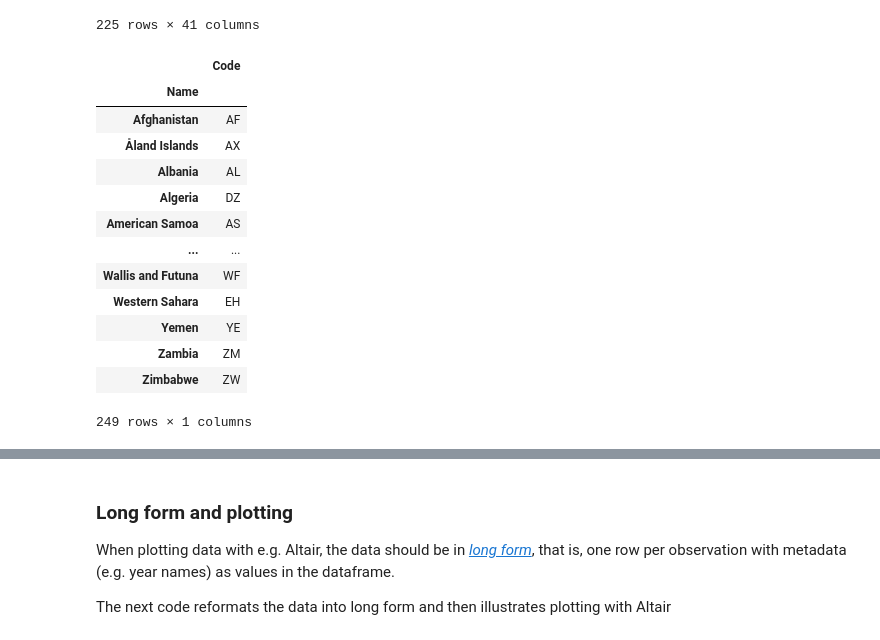
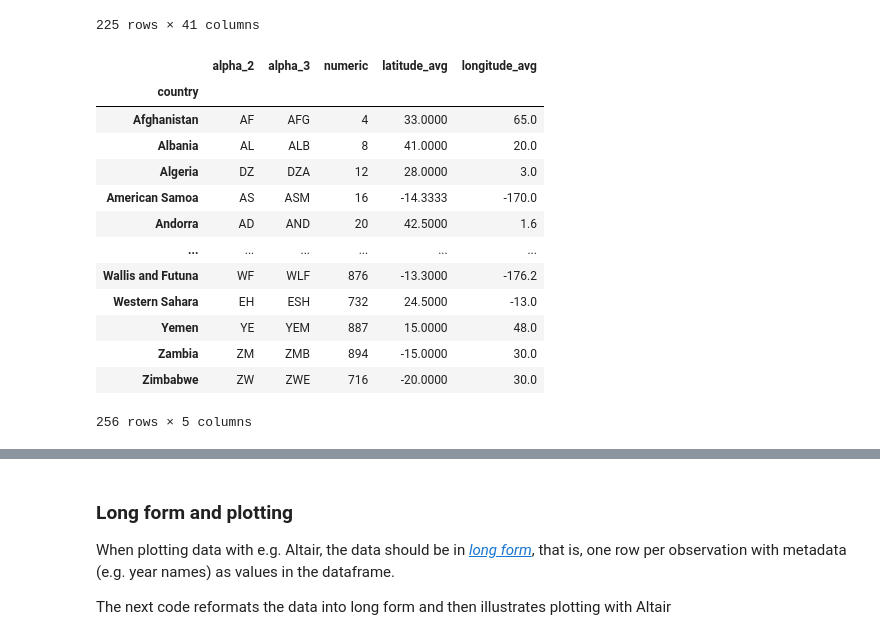
Before and after one commit to africadatahub/adh-africa-inflation, a Jupyter notebook: africa_inflation_data.ipynb, the cells around one changed output, grey strips where cells are left out. Saved outputs shown, nothing was run; the diff lists cells and outputs as text; code cells hidden in the pictures.

```diff
--- a/africa_inflation_data.ipynb
+++ b/africa_inflation_data.ipynb
@@ -35,24 +37,38 @@ imf_inflation_data
 | Sub-Saharan Africa | no data | no data | no data | no data | no data | no data | no data | no data | no data | no data | ... | ... |
 | World | 17.3 | 15.1 | 14.2 | 13.4 | 14 | 13.7 | 11.8 | 14.6 | 19.6 | 22.9 | ... | ... |
 225 rows × 41 columns
-# %%
-country_code_df = pd.read_csv('https://pkgstore.datahub.io/core/country-list/data_csv/data/d7c9d7cfb42cb69f4422dec222dbbaa8/data_csv.csv', index_col=0)
-country_code_df
-# %% [output]
-|  | Code |
-| Name |  |
-| Afghanistan | AF |
-| Åland Islands | AX |
-| Albania | AL |
-| Algeria | DZ |
-| American Samoa | AS |
-| ... | ... |
-| Wallis and Futuna | WF |
-| Western Sahara | EH |
-| Yemen | YE |
-| Zambia | ZM |
-| Zimbabwe | ZW |
-249 rows × 1 columns
+# %%
+def strip_to_str(val: str) -> str:
+    return re.sub(r'\s{0,}"([^"]+)"', r"\1", val)
+
+def strip_to_int(val: str) -> int:
+    return int(strip_to_str(val))
+
+def strip_to_float(val: str) -> float:
+    return float(strip_to_str(val))
+
+country_code_df = pd.read_csv('https://gist.githubusercontent.com/tadast/8827699/raw/f5cac3d42d16b78348610fc4ec301e9234f82821/countries_codes_and_coordinates.csv',
+                              quotechar='"', skiprows=1, converters={
+                                  'alpha_2': strip_to_str, 'alpha_3': strip_to_str,
+                                  'numeric': strip_to_int, 'latitude_avg': strip_to_float, 'longitude_avg': strip_to_float
+                              },
+                              index_col=0, names=['country', 'alpha_2', 'alpha_3', 'numeric', 'latitude_avg', 'longitude_avg'])
+country_code_df
+# %% [output]
+|  | alpha_2 | alpha_3 | numeric | latitude_avg | longitude_avg |
+| country |  |  |  |  |  |
+| Afghanistan | AF | AFG | 4 | 33.0000 | 65.0 |
+| Albania | AL | ALB | 8 | 41.0000 | 20.0 |
+| Algeria | DZ | DZA | 12 | 28.0000 | 3.0 |
+| American Samoa | AS | ASM | 16 | -14.3333 | -170.0 |
+| Andorra | AD | AND | 20 | 42.5000 | 1.6 |
+| ... | ... | ... | ... | ... | ... |
+| Wallis and Futuna | WF | WLF | 876 | -13.3000 | -176.2 |
+| Western Sahara | EH | ESH | 732 | 24.5000 | -13.0 |
+| Yemen | YE | YEM | 887 | 15.0000 | 48.0 |
+| Zambia | ZM | ZMB | 894 | -15.0000 | 30.0 |
+| Zimbabwe | ZW | ZWE | 716 | -20.0000 | 30.0 |
+256 rows × 5 columns
 # %%
 tables = pd.read_html('https://web.archive.org/web/20210424163337/https://au.int/en/member_states/countryprofiles2', header=0)
 # %%
```
Also changed, not shown: parts of 6 cells of this notebook, 4 other files.
